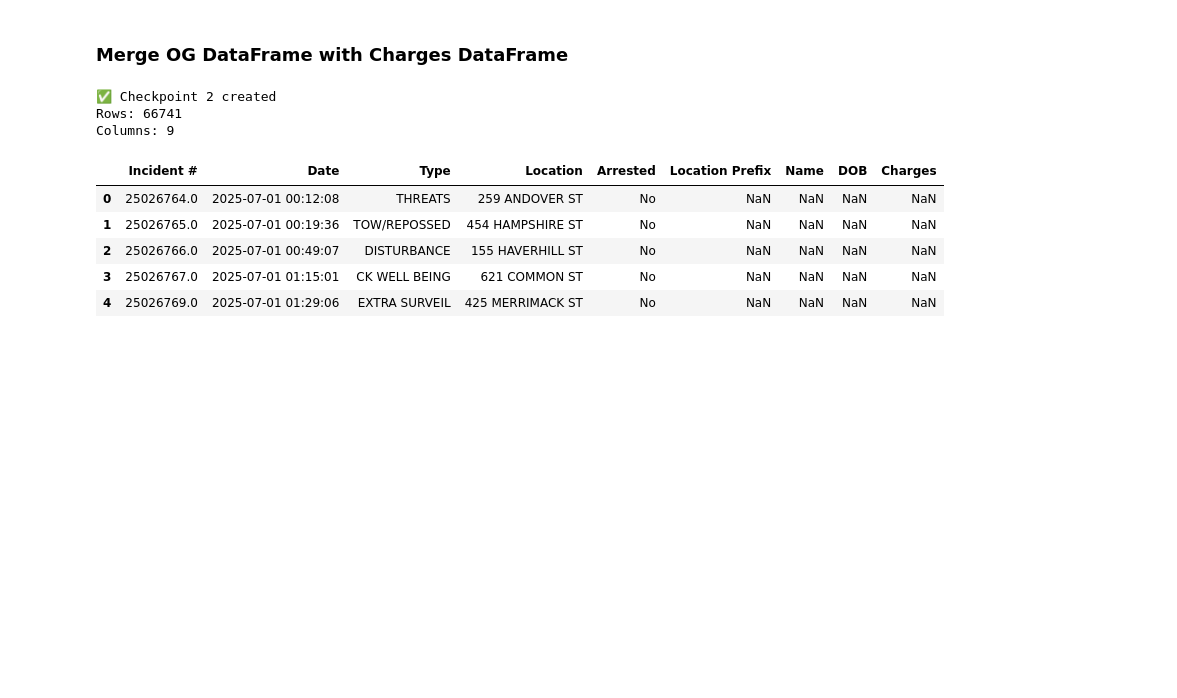
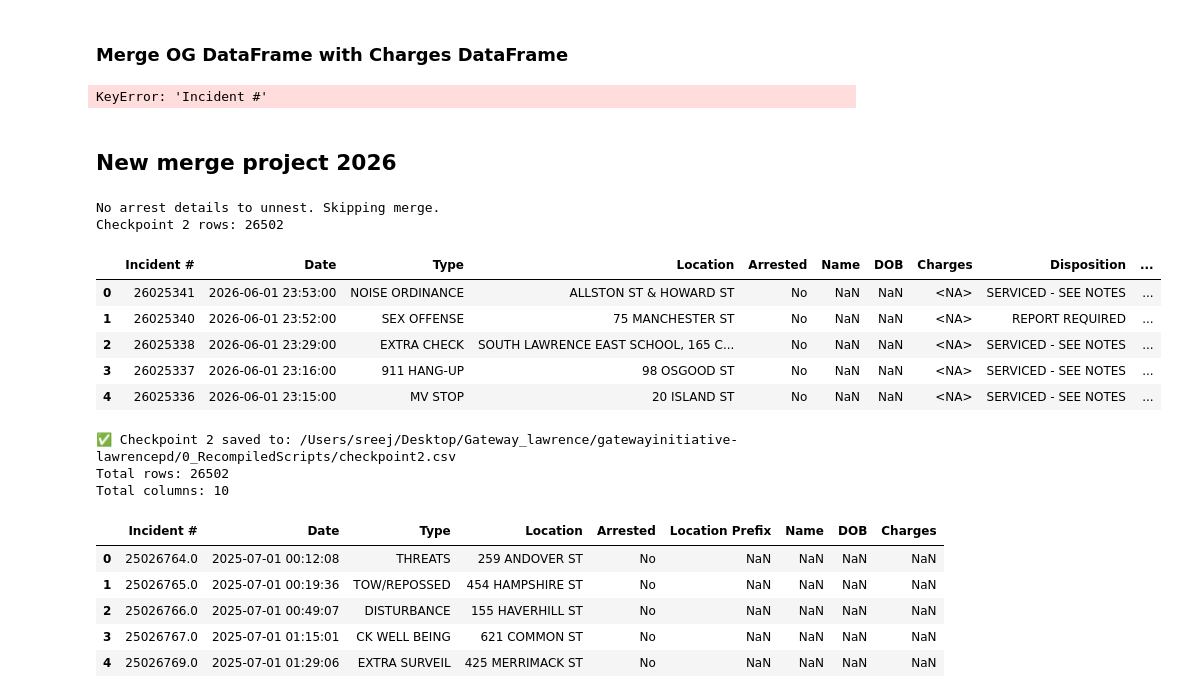
Before and after one commit to pandeyrb/gatewayinitiative-lawrencepd, a Jupyter notebook: 0_RecompiledScripts/3_clean_csv.ipynb, the cells around one changed output. Drawn from its saved outputs; the diff is of its cells as text; code cells hidden in the pictures; blank space fills up the shorter version.

Commit message:
Edited pipeline for new updates up to oct 2026 - disposition logic added to CSVs

```diff
--- a/0_RecompiledScripts/3_clean_csv.ipynb
+++ b/0_RecompiledScripts/3_clean_csv.ipynb
@@ -290,0 +296,19 @@ See the caveats in the documentation: https://pandas.pydata.org/pandas-docs/stab
+# %%
+pattern = r'http[s]?://\S+'
+
+# Convert Charges to a string-compatible dtype while preserving missing values
+checkpoint1_no_dupes['Charges'] = checkpoint1_no_dupes['Charges'].astype('string')
+
+# Count rows affected by the pattern
+affected_rows = checkpoint1_no_dupes['Charges'].str.contains(
+    pattern, regex=True, na=False
+).sum()
+
+# Remove URLs from Charges
+checkpoint1_no_dupes['Charges'] = (
+    checkpoint1_no_dupes['Charges']
+    .str.replace(pattern, '', regex=True)
+    .str.strip()
+)
+
+print(f"✅ Number of rows affected: {affected_rows}")
@@ -426,9 +445,57 @@ print("✅ Checkpoint 2 created")
 print(f"Rows: {len(checkpoint2)}")
 print(f"Columns: {len(checkpoint2.columns)}")
 # %% [output]
-✅ Checkpoint 2 created
-Rows: 66741
-Columns: 9
+KeyError: 'Incident #'
+# %% [markdown]
+## New merge project 2026
+# %%
+# Preserve the existing data when there are no arrest details to unnest
+if cleaned_df.empty:
+    print("No arrest details to unnest. Skipping merge.")
+    df_final = checkpoint1_no_dupes.copy()
+
+else:
+    # Original logic for older reports with arrest details
+    target_csv_backup = checkpoint1_no_dupes.copy()
+
+    target_csv_backup = target_csv_backup.drop(
+        columns=["Charges", "Name", "DOB"],
+        errors="ignore"
+    )
+
+    df_final = target_csv_backup.merge(
+        cleaned_df,
+        on=["Incident #", "Date", "Type", "Location", "Arrested"],
+        how="left"
+    )
+
+checkpoint2 = df_final.copy()
+
+print("Checkpoint 2 rows:", len(checkpoint2))
+display(checkpoint2.head())
+# %% [output]
+No arrest details to unnest. Skipping merge.
+Checkpoint 2 rows: 26502
+|  | Incident # | Date | Type | Location | Arrested | Name | DOB | Charges | Disposition | ... |
+| 0 | 26025341 | 2026-06-01 23:53:00 | NOISE ORDINANCE | ALLSTON ST & HOWARD ST | No | NaN | NaN | <NA> | SERVICED - SEE NOTES | ... |
+| 1 | 26025340 | 2026-06-01 23:52:00 | SEX OFFENSE | 75 MANCHESTER ST | No | NaN | NaN | <NA> | REPORT REQUIRED | ... |
+| 2 | 26025338 | 2026-06-01 23:29:00 | EXTRA CHECK | SOUTH LAWRENCE EAST SCHOOL, 165 C... | No | NaN | NaN | <NA> | SERVICED - SEE NOTES | ... |
+| 3 | 26025337 | 2026-06-01 23:16:00 | 911 HANG-UP | 98 OSGOOD ST | No | NaN | NaN | <NA> | SERVICED - SEE NOTES | ... |
+| 4 | 26025336 | 2026-06-01 23:15:00 | MV STOP | 20 ISLAND ST | No | NaN | NaN | <NA> | SERVICED - SEE NOTES | ... |
+# %%
+
+# Save checkpoint 2 in your data directory
+checkpoint2_path = os.path.join( "/Users/sreej/Desktop/Gateway_lawrence/gatewayinitiative-lawrencepd/0_RecompiledScripts/checkpoint2.csv")
+
+checkpoint2.to_csv(checkpoint2_path, index=False)
+
+print(f"✅ Checkpoint 2 saved to: {checkpoint2_path}")
+print(f"Total rows: {len(checkpoint2)}")
+print(f"Total columns: {len(checkpoint2.columns)}")
+# %% [output]
+✅ Checkpoint 2 saved to: /Users/sreej/Desktop/Gateway_lawrence/gatewayinitiative-lawrencepd/0_RecompiledScripts/checkpoint2.csv
+Total rows: 26502
+Total columns: 10
 # %%
 csv_name = "/Users/sreej/Desktop/Gateway_lawrence/gatewayinitiative-lawrencepd/0_RecompiledScripts/checkpoint2.csv"
 
```
Also changed, not shown: parts of 15 cells of this notebook, 17 other files.
